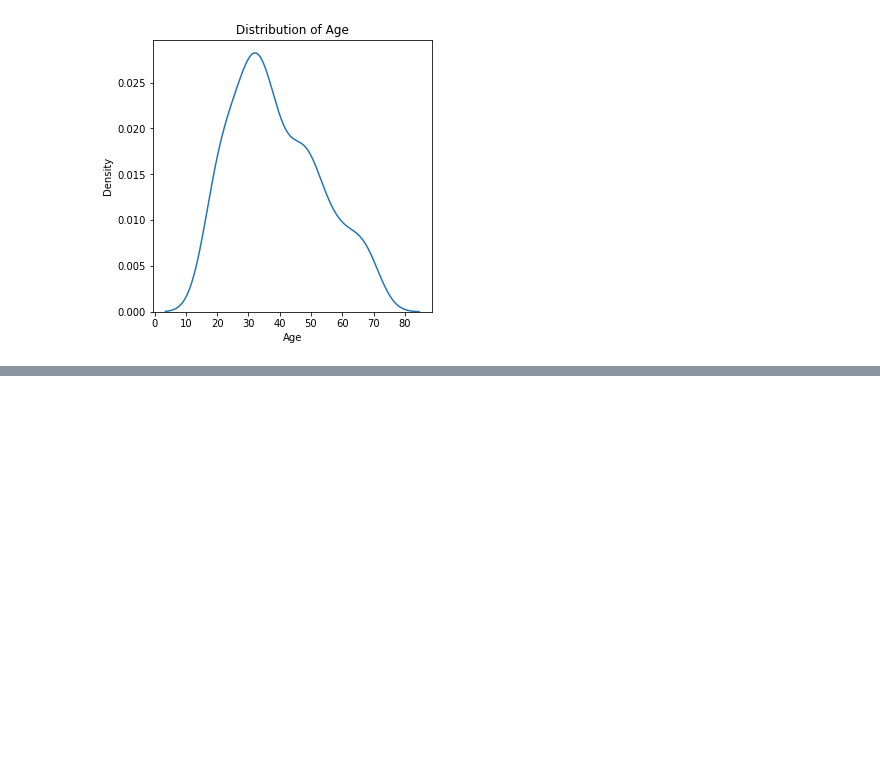
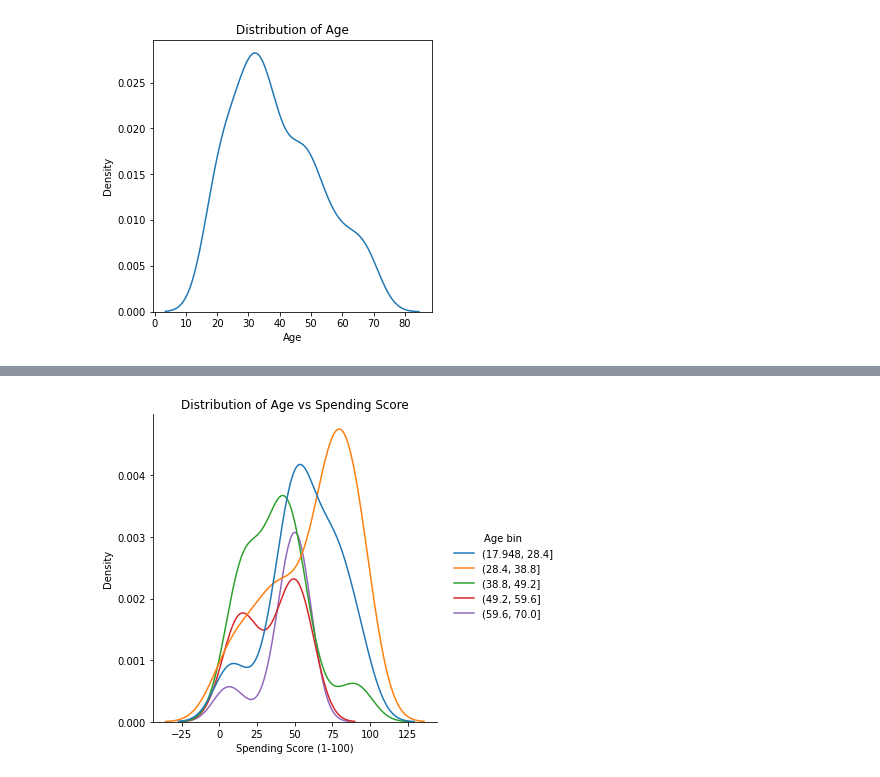
Before and after one commit to divyaksh-shukla/SPA-Assignment-2, a Jupyter notebook: restaurant_1.ipynb, the cells around one changed output, grey strips where cells are left out. Cells and saved outputs as stored; diff of their text form; code cells hidden in the pictures; blank space fills up the shorter version.

```diff
--- a/restaurant_1.ipynb
+++ b/restaurant_1.ipynb
@@ -126,0 +96,6 @@ class kmeans:
+# %%
+sns.displot(data = data, x=spending_score, hue=age_bin, kind='kde')
+plt.title("Distribution of Age vs Spending Score")
+plt.show()
+# %% [output]
+[figure, added]
```
Also changed, not shown: parts of 11 cells of this notebook.
